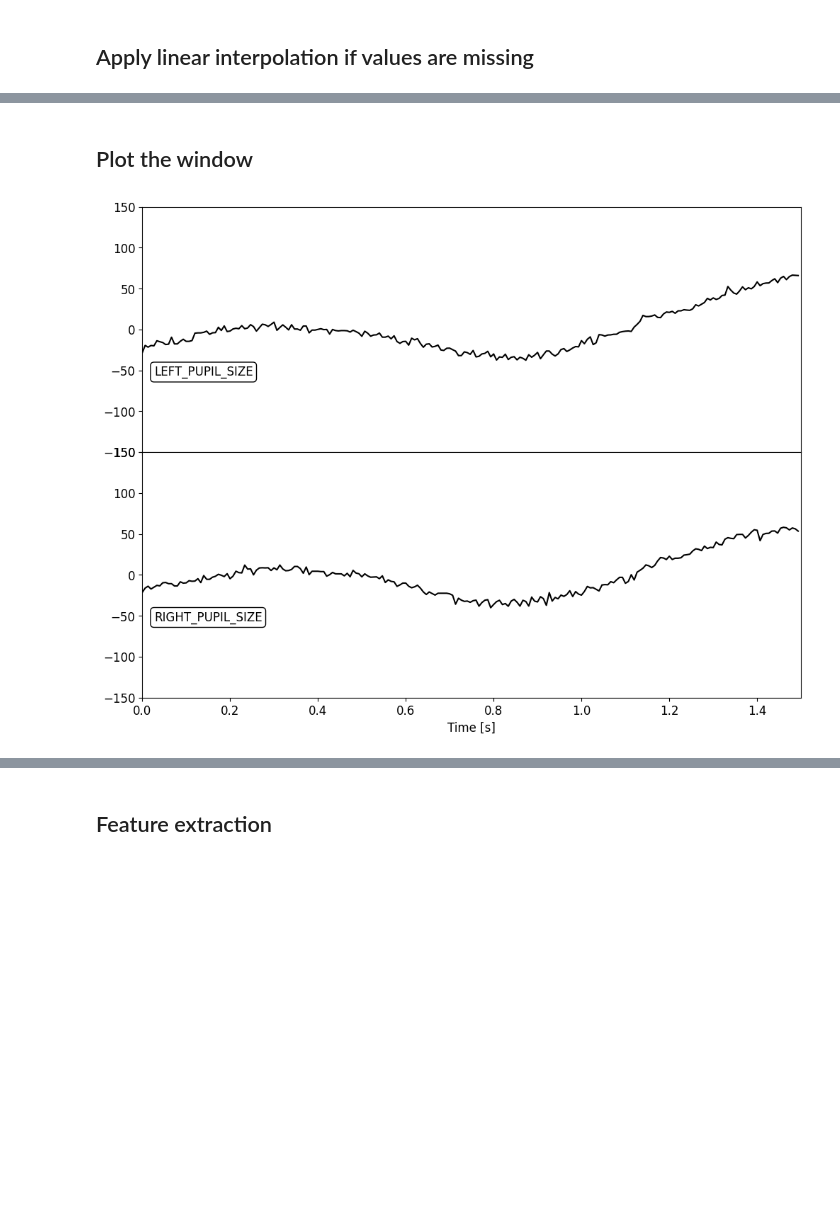
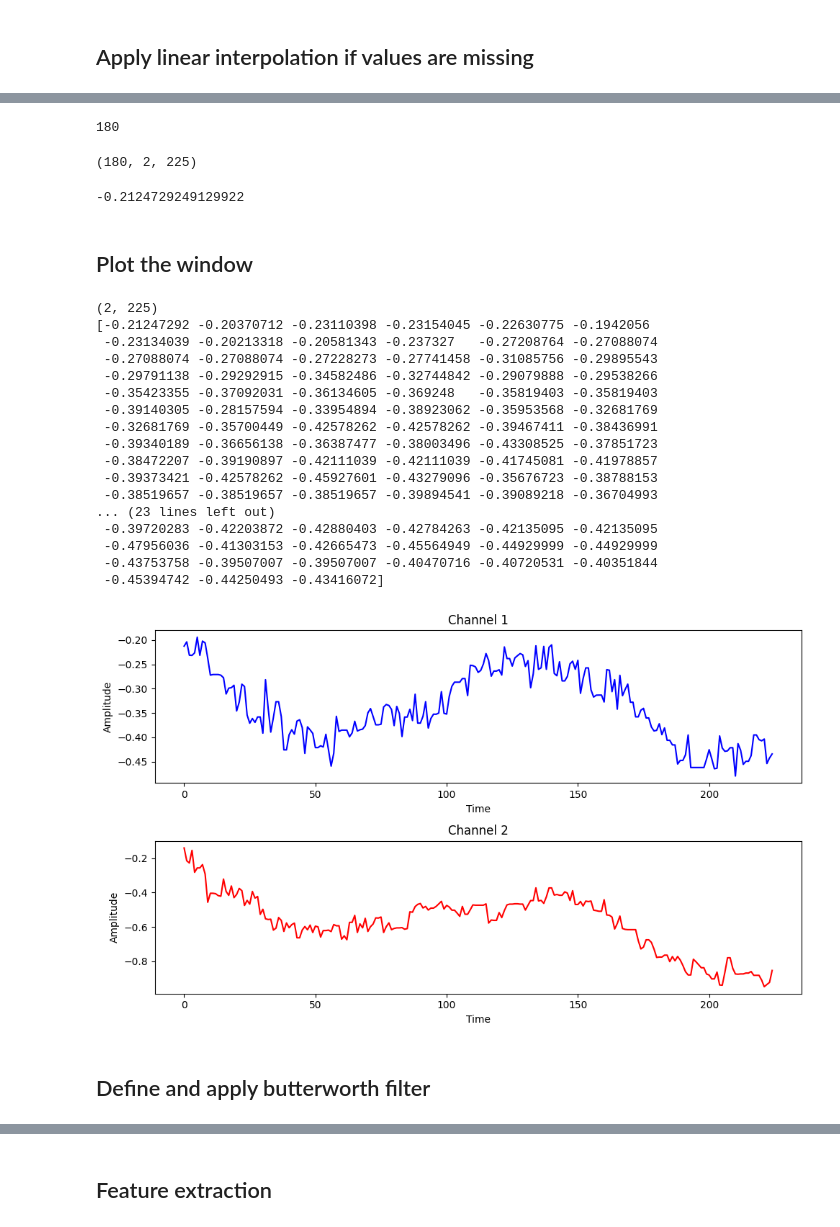
Before and after one commit to m-dams/MasterThesis, a Jupyter notebook: preprocess_pupil_data.ipynb, the cells around one changed output, grey strips where cells are left out. Saved outputs shown, nothing was run; the diff lists cells and outputs as text; code cells hidden in the pictures; blank space fills up the shorter version.

```diff
--- a/preprocess_pupil_data.ipynb
+++ b/preprocess_pupil_data.ipynb
@@ -263,2 +276,27 @@ cutoff = 30.0    # desired cutoff frequency of the filter, Hz
+# %%
+def split_list(lst, n):
+    """Split the list, lst, into chunks of size n."""
+    return [lst[i:i + n] for i in range(0, len(lst), n)]
+# %%
+chunks_1 = split_list(channel_1_raw, 225)
+chunks_2 = split_list(channel_2_raw, 225)
+print(len(chunks_1))
+# %% [output]
+180
+# %%
+for s_idx, sequence in enumerate(data_events):
+    for ch_idx, channel in enumerate(sequence):
+        if ch_idx == 0:
+            data_events[s_idx][ch_idx] = chunks_1[s_idx]
+        elif ch_idx == 1:
+            data_events[s_idx][ch_idx] = chunks_2[s_idx]
+data_events = np.array(data_events)
+print(data_events.shape)
+# %% [output]
+(180, 2, 225)
+# %%
+print(data_events[0][0][0])
+# %% [output]
+-0.2124729249129922
 # %% [markdown]
 ## Plot the window
@@ -315,4 +303,49 @@ def plot_channels(data):
+# %%
+def plot_channels(data):
+    # assuming 'data' is your list
+    data = np.array(data)  # convert list to numpy array
+    print(data.shape)
+    time = np.arange(0, data.shape[1])  # creating a time vector
+
+    # plotting the data
+    plt.figure(figsize=(10,6))  # creating a new figure with specified size
+    print(data[0])
+    # plot for channel 1
+    plt.subplot(2, 1, 1)  # creating the first subplot in a 2x1 grid
+    plt.plot(time, data[0], color='blue')  # plotting the data for the first channel
+    plt.title('Channel 1')  # setting the title of the first subplot
+    plt.xlabel('Time')  # setting the x-label
+    plt.ylabel('Amplitude')  # setting the y-label
+
+    # plot for channel 2
+    plt.subplot(2, 1, 2)  # creating the second subplot in a 2x1 grid
+    plt.plot(time, data[1], color='red')  # plotting the data for the second channel
+    plt.title('Channel 2')  # setting the title of the second subplot
+    plt.xlabel('Time')  # setting the x-label
+    plt.ylabel('Amplitude')  # setting the y-label
+
+    plt.tight_layout()  # adjusting the layout so everything fits
+    plt.show()  # displaying the figure
 # %%
-plot_channels(data_events)
+plot_channels(data_events[0])
 # %% [output]
+(2, 225)
+[-0.21247292 -0.20370712 -0.23110398 -0.23154045 -0.22630775 -0.1942056
+ -0.23134039 -0.20213318 -0.20581343 -0.237327   -0.27208764 -0.27088074
+ -0.27088074 -0.27088074 -0.27228273 -0.27741458 -0.31085756 -0.29895543
+ -0.29791138 -0.29292915 -0.34582486 -0.32744842 -0.29079888 -0.29538266
+ -0.35423355 -0.37092031 -0.36134605 -0.369248   -0.35819403 -0.35819403
+ -0.39140305 -0.28157594 -0.33954894 -0.38923062 -0.35953568 -0.32681769
+ -0.32681769 -0.35700449 -0.42578262 -0.42578262 -0.39467411 -0.38436991
+ -0.39340189 -0.36656138 -0.36387477 -0.38003496 -0.43308525 -0.37851723
+ -0.38472207 -0.39190897 -0.42111039 -0.42111039 -0.41745081 -0.41978857
+ -0.39373421 -0.42578262 -0.45927601 -0.43279096 -0.35676723 -0.38788153
+ -0.38519657 -0.38519657 -0.38519657 -0.39894541 -0.39089218 -0.36704993
+... (23 lines left out)
+ -0.39720283 -0.42203872 -0.42880403 -0.42784263 -0.42135095 -0.42135095
+ -0.47956036 -0.41303153 -0.42665473 -0.45564949 -0.44929999 -0.44929999
+ -0.43753758 -0.39507007 -0.39507007 -0.40470716 -0.40720531 -0.40351844
+ -0.45394742 -0.44250493 -0.43416072]
-[figure, old version]
+[figure, new version]
+# %% [markdown]
+## Define and apply butterworth filter
```
Also changed, not shown: parts of 35 cells of this notebook, 5 other files.
